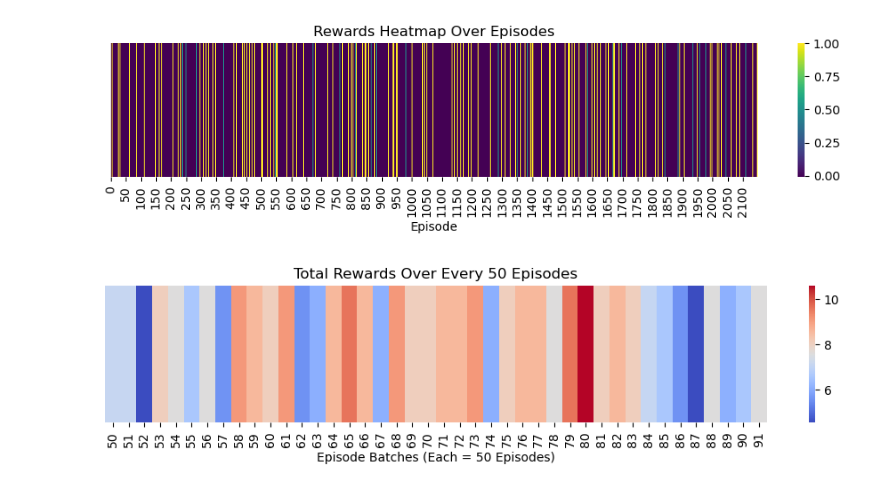
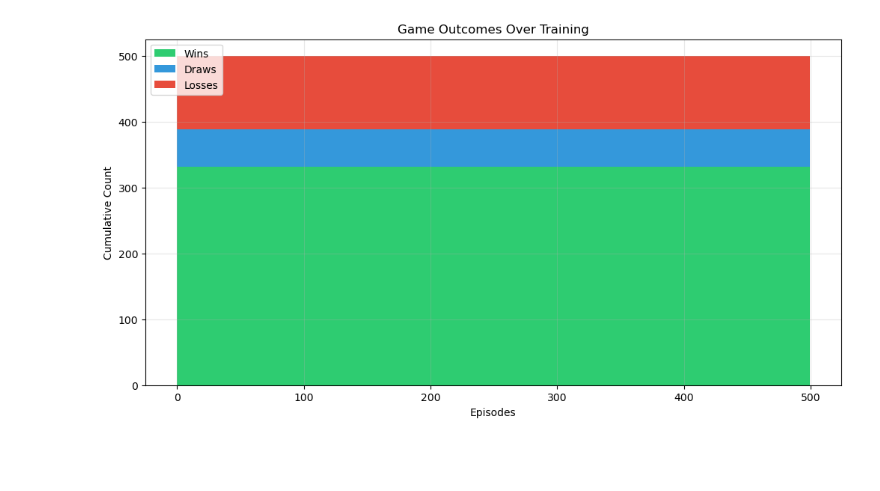
Before and after one commit to bashiralam185/self_learning_projects, a Jupyter notebook: RL_agent/model_analysis.ipynb, the cells around one changed output. Saved outputs shown, nothing was run; the diff lists cells and outputs as text; code cells hidden in the pictures; blank space fills up the shorter version.

Commit message:
added readme file and updated visualizations

```diff
--- a/RL_agent/model_analysis.ipynb
+++ b/RL_agent/model_analysis.ipynb
@@ -5,6 +5,5 @@ import numpy as np
 # %%
 import json
 
-# Load JSON file
-with open("training_data/final_stats.json", "r") as file:
-    stats = json.load(file)
+with open('training_data/final_stats.json') as f:
+    history = json.load(f)
@@ -81,57 +10,18 @@ plt.show()
-# %%
-import numpy as np
-import seaborn as sns
-import matplotlib.pyplot as plt
-
-# Convert rewards into a 2D array (reshape if needed)
-rewards = np.array(stats['rewards']).reshape(1, -1)  # Shape: (1, num_episodes)
-
-# Create heatmap
-plt.figure(figsize=(12, 2))  # Adjust figure size for better visualization
-sns.heatmap(rewards, cmap="viridis", cbar=True, xticklabels=50, yticklabels=False)
-
-# Labels and title
-plt.title("Rewards Heatmap Over Episodes")
-plt.xlabel("Episode")
-plt.ylabel("")
-
-# Save the figure
-plt.savefig("training_data/rewards_heatmap.png", bbox_inches="tight")
-plt.show()
-# %% [output]
-[figure, removed]
-# %%
-import numpy as np
-import seaborn as sns
-import matplotlib.pyplot as plt
-
-# Parameters
-group_size = 50  # Number of episodes per batch
-
-# Convert rewards list into NumPy array
-rewards = np.array(stats['rewards'])
-
-# Compute total rewards per 50 episodes
-num_groups = len(rewards) // group_size  # Number of full groups
-grouped_rewards = [np.sum(rewards[i * group_size:(i + 1) * group_size]) for i in range(num_groups)]
-
-# X-axis labels: Start episode of each group (e.g., 0, 50, 100, ...)
-x_labels = [i + group_size for i in range(num_groups)]
-
-# Reshape for heatmap (1 row, multiple columns)
-heatmap_data = np.array(grouped_rewards).reshape(1, -1)  # 1-row heatmap
-
-# Plot heatmap
-plt.figure(figsize=(12, 2))  # Adjust figure size
-sns.heatmap(heatmap_data, cmap="coolwarm", cbar=True, xticklabels=x_labels, yticklabels=False)
-
-# Labels and title
-plt.title("Total Rewards Over Every 50 Episodes")
-plt.xlabel("Episode Batches (Each = 50 Episodes)")
-plt.ylabel("")
-
-# Save the figure
-plt.savefig("training_data/rewards_heatmap_50eps.png", bbox_inches="tight")
-plt.show()
-# %% [output]
-[figure, removed]
+# %%
+episodes = history['episodes']
+wins = history['wins']
+losses = history['losses']
+draws = history['draws']
+
+plt.figure(figsize=(12,6))
+plt.stackplot(episodes, wins, draws, losses,
+              labels=['Wins', 'Draws', 'Losses'],
+              colors=['#2ecc71', '#3498db', '#e74c3c'])
+plt.xlabel('Episodes')
+plt.ylabel('Cumulative Count')
+plt.title('Game Outcomes Over Training')
+plt.legend(loc='upper left')
+plt.grid(alpha=0.3)
+plt.show()
+# %% [output]
+[figure, added]
```
Also changed, not shown: parts of 9 cells of this notebook, 34 other files.
